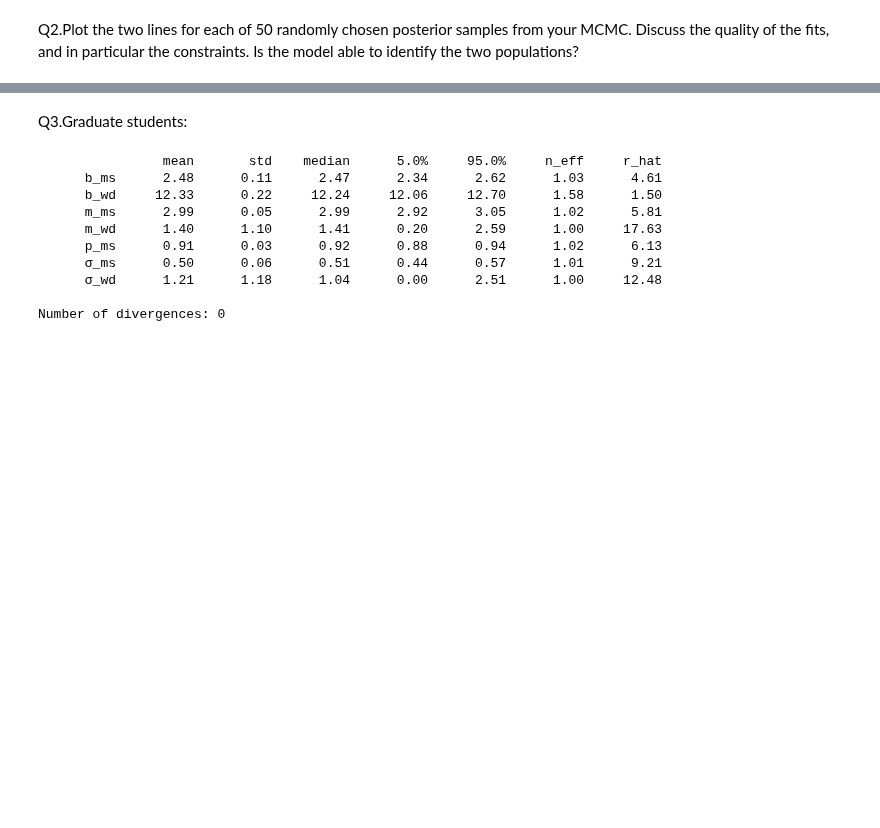
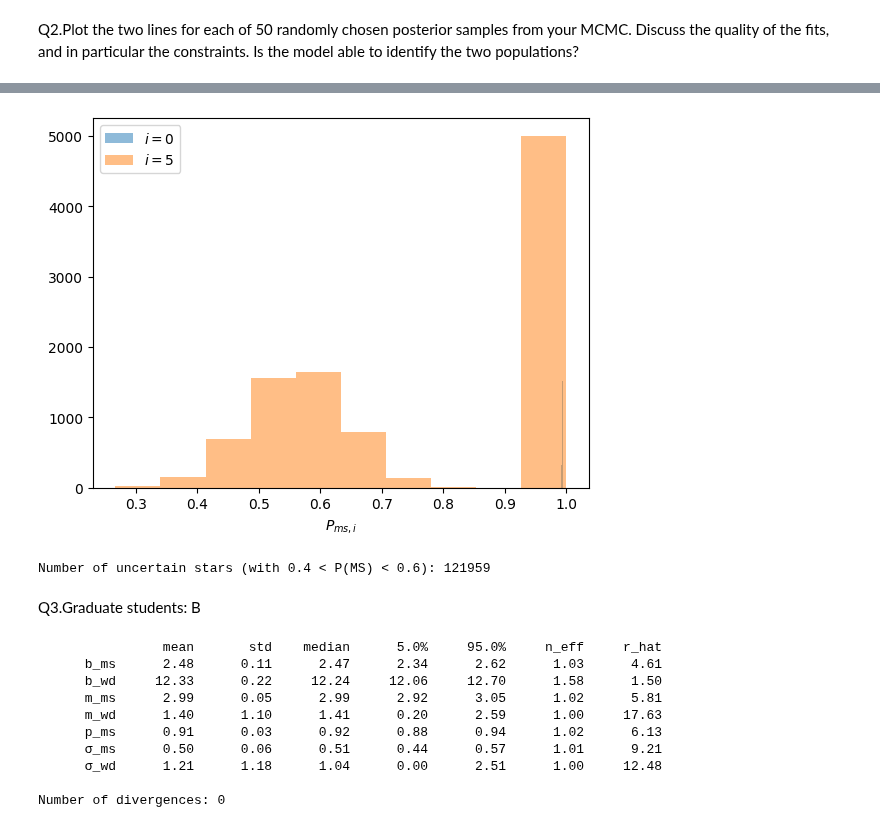
Before and after one commit to R-bna/sci-comp-ii-fall24, a Jupyter notebook: Working/MidtermPart-2.ipynb, the cells around one changed output, grey strips where cells are left out. Cells and saved outputs as stored; diff of their text form; code cells hidden in the pictures; blank space fills up the shorter version.

```diff
--- a/Working/MidtermPart-2.ipynb
+++ b/Working/MidtermPart-2.ipynb
@@ -169,0 +154,3 @@ plt.show()
+# %%
+samples = mcmc.get_samples()
+samples
@@ -170,5 +175,19 @@ plt.show()
+# %%
+probs_ms = jnp.exp(samples["log_p_ms"][..., 0]) # Get the probabilities for the first of the two components (i.e., the foreground)
+plt.hist(probs_ms[:, 0], label='$i=0$', alpha=0.5) # Plot for the first data point
+plt.hist(probs_ms[:, 5], label='$i=5$', alpha=0.5) # ...and the sixth
+plt.xlabel("$P_{ms,i}$")
+plt.legend();
+# %% [output]
+[figure, added]
+# %%
+#stars that are uncertain (near 0.5 probability)
+uncertain_stars = np.where((probs_ms > 0.4) & (probs_ms < 0.6))[0]
+print(f"Number of uncertain stars (with 0.4 < P(MS) < 0.6): {len(uncertain_stars)}")
+# %% [output]
+Number of uncertain stars (with 0.4 < P(MS) < 0.6): 121959
 # %% [markdown]
-Q3.Graduate students:
+Q3.Graduate students: B
 # %%
 def linear_model_w_outliers_relaxed(x_data=None, y_data=None):
     # Main Sequence (ms) priors
```
Also changed, not shown: parts of 9 cells of this notebook.
